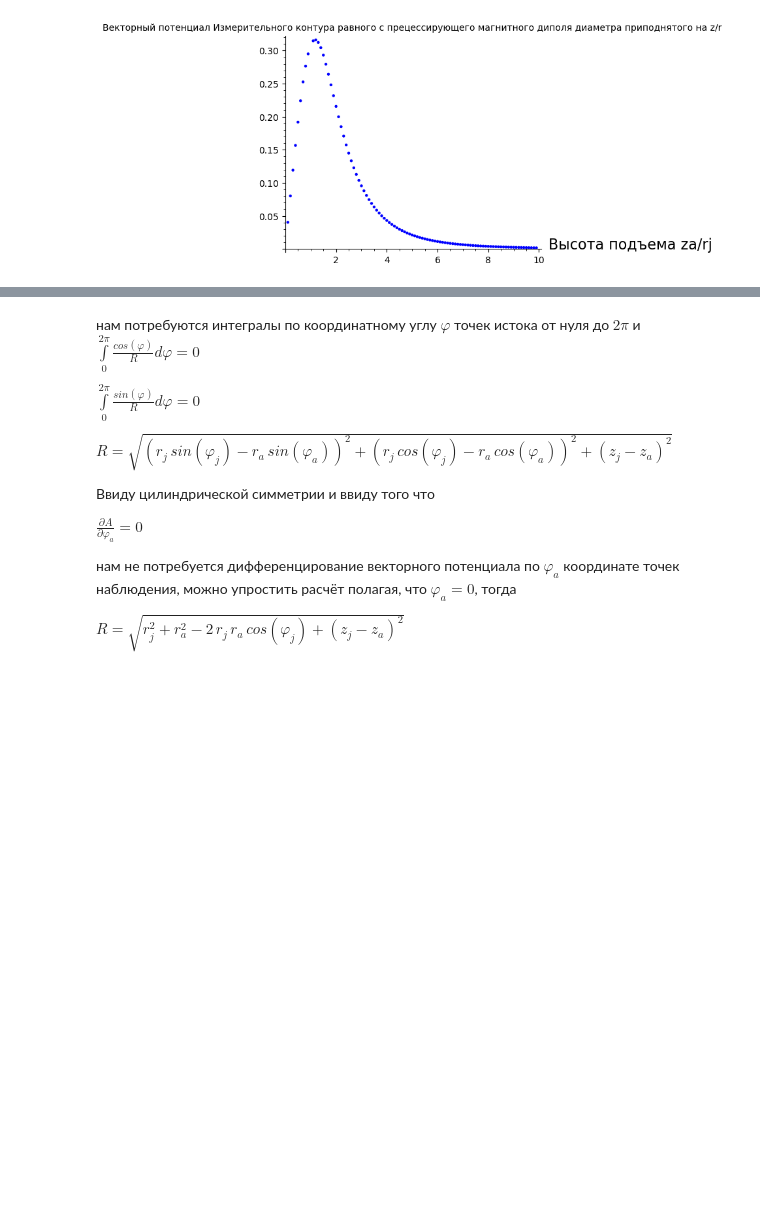
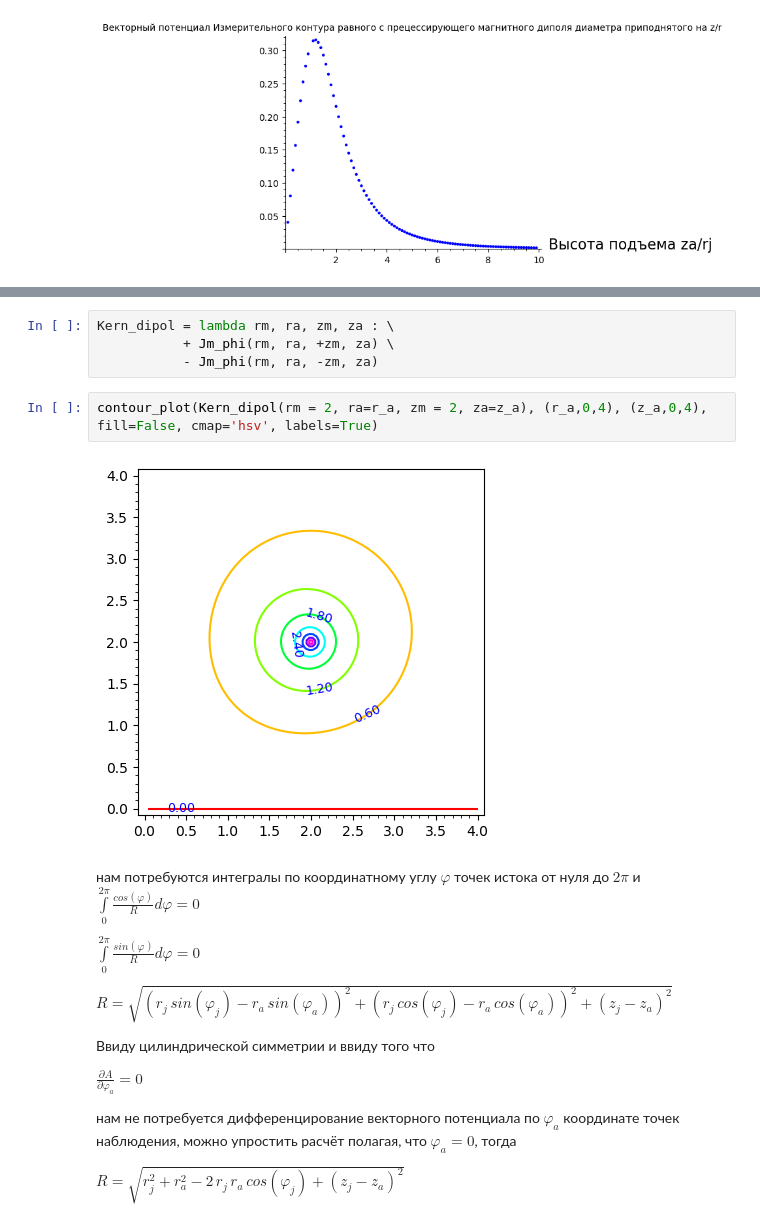
Before and after one commit to daju1/articles, a Jupyter notebook: electrostatic_vector_potential/Vector_potential_of_a_precessing_magnetic_dipole.ipynb, the cells around one changed output, grey strips where cells are left out. Cells and saved outputs as stored; diff of their text form; blank space fills up the shorter version.

```diff
--- a/electrostatic_vector_potential/Vector_potential_of_a_precessing_magnetic_dipole.ipynb
+++ b/electrostatic_vector_potential/Vector_potential_of_a_precessing_magnetic_dipole.ipynb
@@ -278,3 +410,11 @@ p.show(title="Векторный потенциал Измерительного
+# %%
+Kern_dipol = lambda rm, ra, zm, za : \
+           + Jm_phi(rm, ra, +zm, za) \
+           - Jm_phi(rm, ra, -zm, za)
+# %%
+contour_plot(Kern_dipol(rm = 2, ra=r_a, zm = 2, za=z_a), (r_a,0,4), (z_a,0,4), fill=False, cmap='hsv', labels=True)
+# %% [output]
+[figure, added]
 # %% [markdown]
 нам потребуются интегралы по координатному углу $\varphi$ точек истока от нуля до $2\pi$ и $\int\limits_{0}^{2\pi}{\frac{cos\left(\varphi\right)}{R}}d{\varphi} = 0$
 
```
Also changed, not shown: parts of 43 cells of this notebook.
